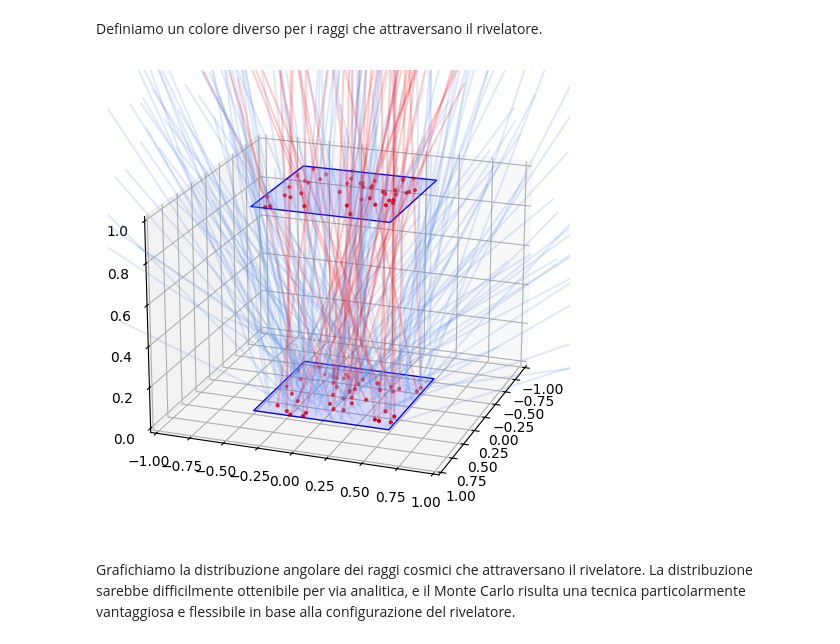
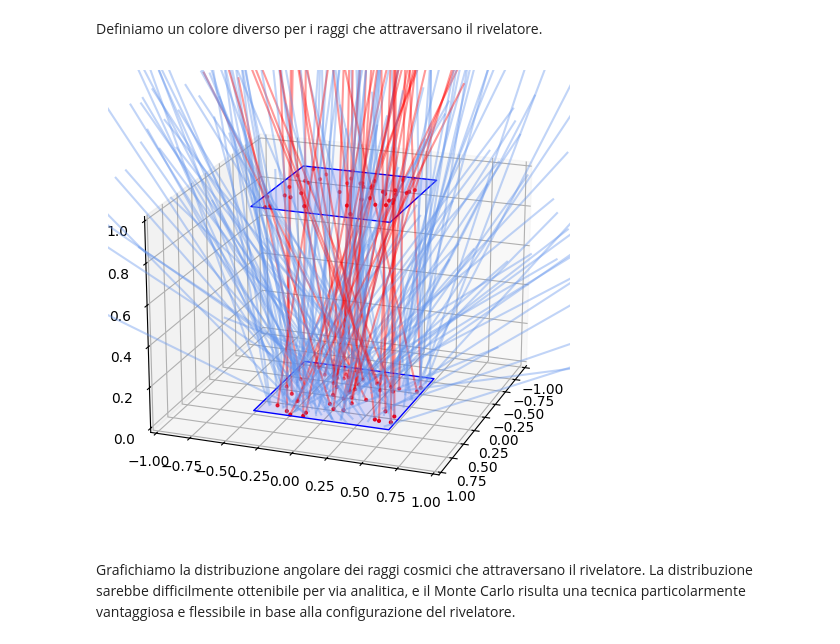
Before and after one commit to lucalista/analisi-dati-2024, a Jupyter notebook: 09.03.00__Generatore_Monte_Carlo_di_raggi_cosmici.ipynb, the cells around one changed output. Cells and saved outputs as stored; diff of their text form; code cells hidden in the pictures.

```diff
--- a/09.03.00__Generatore_Monte_Carlo_di_raggi_cosmici.ipynb
+++ b/09.03.00__Generatore_Monte_Carlo_di_raggi_cosmici.ipynb
@@ -210,33 +210,33 @@ colors = ['red' if hit else 'cornflowerblue' for hit in hits]
 # %%
 #%matplotlib notebook
 import mpl_toolkits.mplot3d as a3
-fig = plt.figure(figsize=(6,6), dpi=100)
+fig = plt.figure(figsize=(6, 6), dpi=100)
 ax = fig.add_subplot(111, projection='3d')
 ax.view_init(20, 20)
 nmax = 200
 x0max, y0max, z0max = x0s[:nmax], y0s[:nmax], z0s[:nmax]
 x1max, y1max, z1max = x1s[:nmax], y1s[:nmax], z1s[:nmax]
 umax, vmax, wmax = us[:nmax], vs[:nmax], ws[:nmax]
 hitmax = (-0.5 < x1max) & (x1max < 0.5) & (-0.5 < y1max) & (y1max < 0.5)
 ax.quiver(x0max, y0max, z0max, umax, vmax, wmax, length=2, arrow_length_ratio=0,
-          color=colors, alpha=0.2)
+          color=colors, alpha=0.4)
 ax.scatter(x0max[hitmax], y0max[hitmax], z0max[hitmax], s=4, color='red')
 ax.scatter(x1max[hitmax], y1max[hitmax], z1max[hitmax], s=4, color='red')
-ax.set_xlim3d(-1,1)
-ax.set_ylim3d(-1,1)
-ax.set_zlim3d(0,1)
-plane_vtx=np.array([[-0.5,-0.5,0], [0.5,-0.5,0], [0.5,0.5,0], [-0.5,0.5,0], [-0.5,-0.5,0]])
+ax.set_xlim3d(-1, 1)
+ax.set_ylim3d(-1, 1)
+ax.set_zlim3d(0, 1)
+plane_vtx=np.array([[-0.5, -0.5, 0], [0.5, -0.5, 0], [0.5, 0.5, 0], [-0.5, 0.5, 0], [-0.5, -0.5, 0]])
 plane0 = a3.art3d.Poly3DCollection([plane_vtx])
 plane0.set_color('#0000ff20')
 plane0.set_edgecolor('#0000ff')
 ax.add_collection3d(plane0)
-plane1 = a3.art3d.Poly3DCollection([plane_vtx+[0,0,1]])
+plane1 = a3.art3d.Poly3DCollection([plane_vtx + [0, 0, 1]])
 plane1.set_color('#0000ff20')
 plane1.set_edgecolor('#0000ff')
 ax.add_collection3d(plane1)
 plt.show()
 # %% [output]
-[figure, old version]
+[figure, new version]
 # %% [markdown]
 Grafichiamo la distribuzione angolare dei raggi cosmici che attraversano il rivelatore.
 La distribuzione sarebbe difficilmente ottenibile per via analitica, e il Monte Carlo risulta una tecnica particolarmente vantaggiosa e flessibile in base alla configurazione del rivelatore.
```
Also changed, not shown: parts of 2 cells of this notebook.
